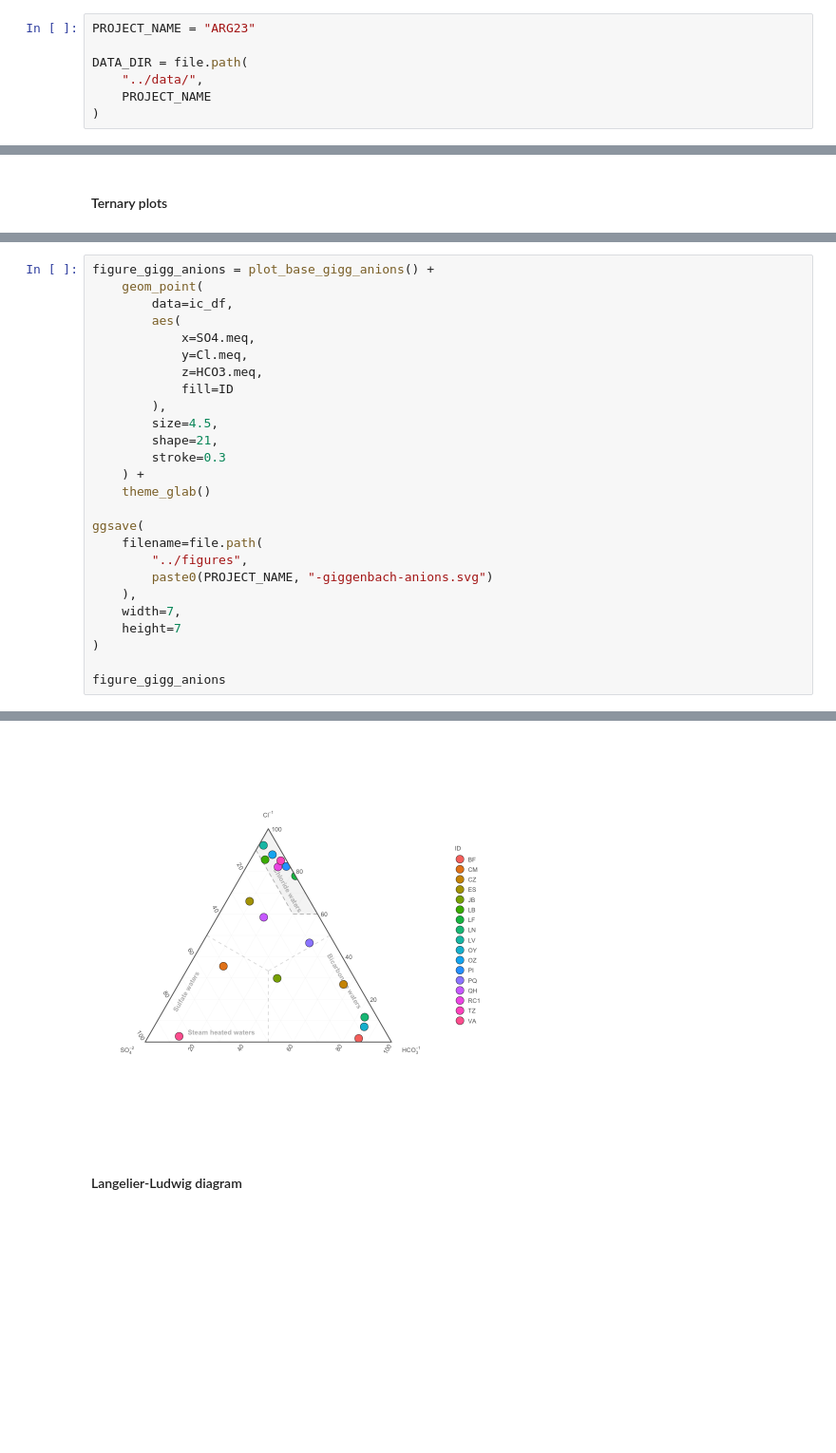
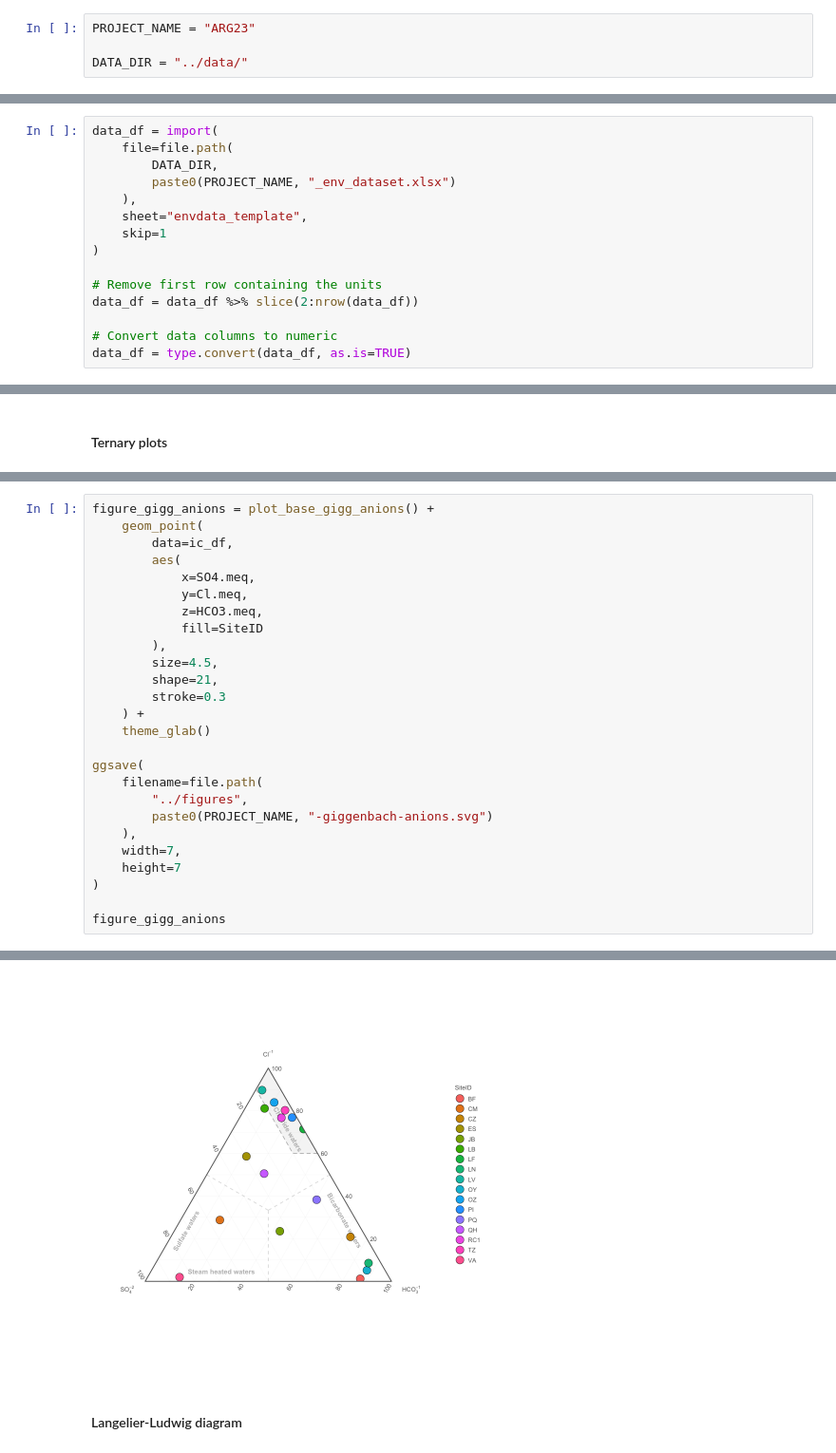
Before and after one commit to giovannellilab/geochem, a Jupyter notebook: notebooks/ARG23.ipynb, the cells around one changed output, grey strips where cells are left out. Shown at 95% size. Saved outputs shown, nothing was run; the diff lists cells and outputs as text; blank space fills up the shorter version.

Commit message:
Add initial adaptation to env_dataset

```diff
--- a/notebooks/ARG23.ipynb
+++ b/notebooks/ARG23.ipynb
@@ -67,7 +67,4 @@ loaded_scripts = sapply(list.files("../R/", full.names=TRUE), source)
 # %%
 PROJECT_NAME = "ARG23"
 
-DATA_DIR = file.path(
-    "../data/",
-    PROJECT_NAME
-)
+DATA_DIR = "../data/"
@@ -83,0 +73,15 @@ DATA_DIR = file.path(
+# %%
+data_df = import(
+    file=file.path(
+        DATA_DIR,
+        paste0(PROJECT_NAME, "_env_dataset.xlsx")
+    ),
+    sheet="envdata_template",
+    skip=1
+)
+
+# Remove first row containing the units
+data_df = data_df %>% slice(2:nrow(data_df))
+
+# Convert data columns to numeric
+data_df = type.convert(data_df, as.is=TRUE)
@@ -385,36 +295,36 @@ figure_gigg_anions = plot_base_gigg_anions() +
             x=SO4.meq,
             y=Cl.meq,
             z=HCO3.meq,
-            fill=ID
+            fill=SiteID
         ),
         size=4.5,
         shape=21,
         stroke=0.3
     ) +
     theme_glab()
 
 ggsave(
     filename=file.path(
         "../figures",
         paste0(PROJECT_NAME, "-giggenbach-anions.svg")
     ),
     width=7,
     height=7
 )
 
 figure_gigg_anions
 # %% [output]
 Warning message:
 “Ignoring unknown parameters: linewidth”
 Warning message:
 “Ignoring unknown aesthetics: z, zend”
 Warning message:
 “Ignoring unknown parameters: linewidth”
 Warning message:
 “Ignoring unknown aesthetics: z”
 Warning message:
 “Ignoring unknown aesthetics: z”
-[figure, old version]
+[figure, new version]
 # %% [markdown]
 #### Langelier-Ludwig diagram
 # %%
```
Also changed, not shown: parts of 13 cells of this notebook, 6 other files.
